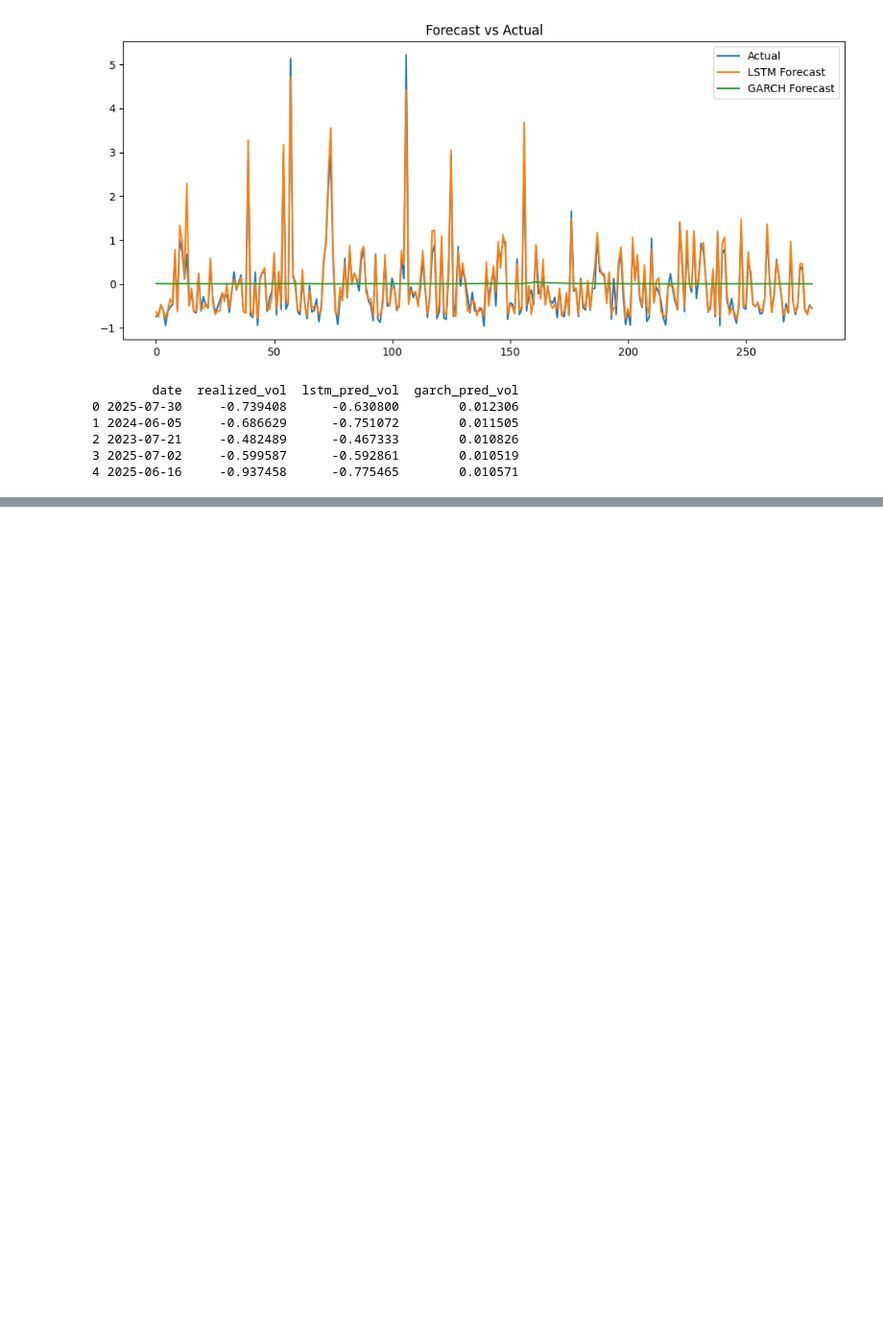
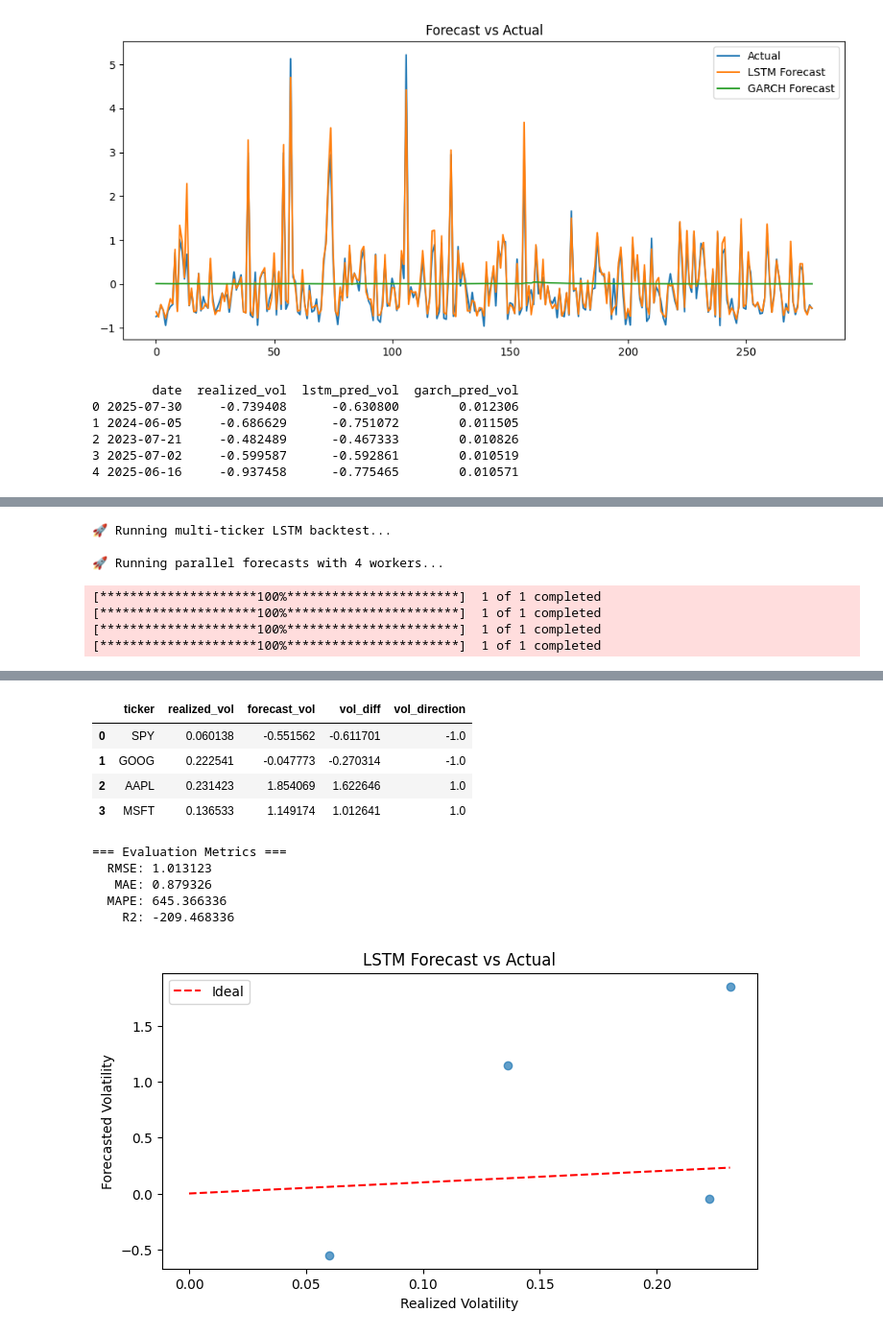
Before and after one commit to rahulmkarthik/VolSense, a Jupyter notebook: notebooks/test_api.ipynb, the cells around one changed output, grey strips where cells are left out. Shown at 96% size. Saved outputs shown, nothing was run; the diff lists cells and outputs as text; code cells hidden in the pictures; blank space fills up the shorter version.

```diff
--- a/notebooks/test_api.ipynb
+++ b/notebooks/test_api.ipynb
@@ -125,0 +236,63 @@ GARCH RMSE: 0.829791
+# %%
+# =====================================================
+# 🌐 Phase 2: Backtesting & Evaluation Test
+# =====================================================
+
+from volsense_pkg.pipeline.forecast_interface import (
+    forecast_multi_parallel,
+    forecast_single_ticker,
+    summarize_forecasts
+)
+from volsense_pkg.utils.metrics import evaluate_forecasts
+
+# --- Choose models and tickers ---
+method = "lstm"
+tickers = ["SPY", "AAPL", "GOOG", "MSFT"]
+
+print(f"\n🚀 Running multi-ticker {method.upper()} backtest...")
+
+# --- Run parallel forecasts ---
+results = forecast_multi_parallel(
+    tickers=tickers,
+    method=method,
+    start="2020-01-01",
+    lookback=15,
+    horizon=1,
+    max_workers=4,
+    p=1, q=1,
+    hidden_dim=32, epochs=5, batch_size=32
+)
+
+# --- Summarize forecasts ---
+summary_df = summarize_forecasts(results)
+print("\n=== Forecast Summary ===")
+display(summary_df)
+
+# --- Evaluate model performance ---
+if not summary_df.empty:
+    metrics = evaluate_forecasts(summary_df)
+    print("\n=== Evaluation Metrics ===")
+    for k, v in metrics.items():
+        print(f"{k:>6}: {v:.6f}")
+else:
+    print("\n⚠️ No forecasts to evaluate.")
+
+# --- Optional visualization (quick check) ---
+import matplotlib.pyplot as plt
+if not summary_df.empty:
+    plt.figure(figsize=(8, 4))
+    plt.scatter(summary_df["realized_vol"], summary_df["forecast_vol"], alpha=0.7)
+    plt.plot([0, max(summary_df["realized_vol"])], [0, max(summary_df["realized_vol"])], "r--", label="Ideal")
+    plt.xlabel("Realized Volatility")
+    plt.ylabel("Forecasted Volatility")
+    plt.title(f"{method.upper()} Forecast vs Actual")
+    plt.legend()
+    plt.show()
+# %% [output]
+🚀 Running multi-ticker LSTM backtest...
+
+🚀 Running parallel forecasts with 4 workers...
+[*********************100%***********************]  1 of 1 completed
+[*********************100%***********************]  1 of 1 completed
+[*********************100%***********************]  1 of 1 completed
+[*********************100%***********************]  1 of 1 completed
@@ -125,0 +316,11 @@ GARCH RMSE: 0.829791
+|  | ticker | realized_vol | forecast_vol | vol_diff | vol_direction |
+| 0 | SPY | 0.060138 | -0.551562 | -0.611701 | -1.0 |
+| 1 | GOOG | 0.222541 | -0.047773 | -0.270314 | -1.0 |
+| 2 | AAPL | 0.231423 | 1.854069 | 1.622646 | 1.0 |
+| 3 | MSFT | 0.136533 | 1.149174 | 1.012641 | 1.0 |
+=== Evaluation Metrics ===
+  RMSE: 1.013123
+   MAE: 0.879326
+  MAPE: 645.366336
+    R2: -209.468336
+[figure, added]
```
Also changed, not shown: parts of 3 cells of this notebook, 6 other files.
